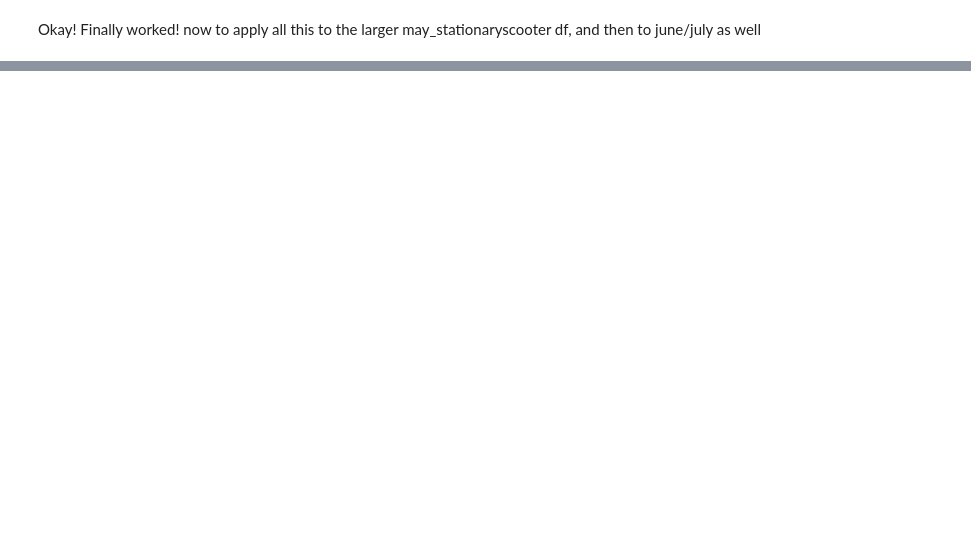
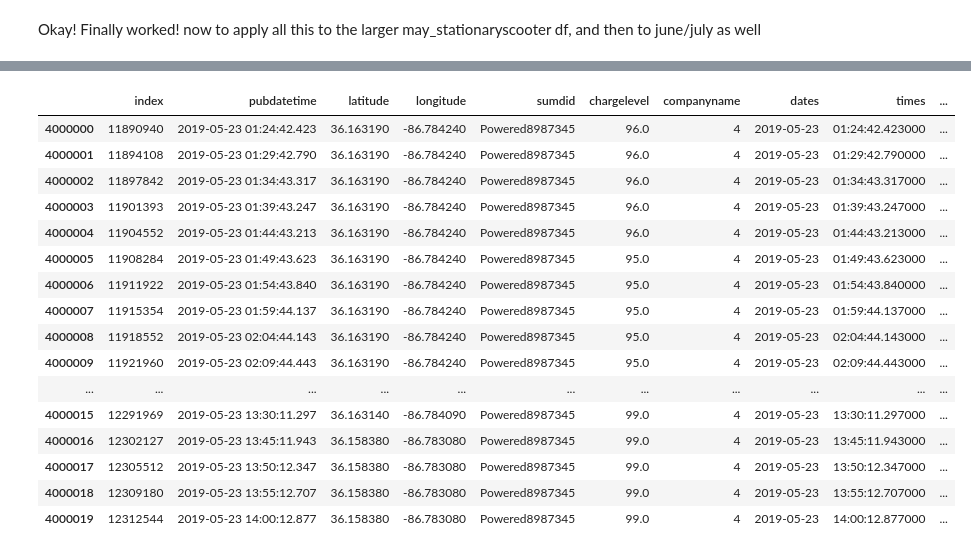
Before and after one commit to Rhunsilval/nashville_scooters_python, a Jupyter notebook: notebooks/2_exploration_may.ipynb, the cells around one changed output, grey strips where cells are left out. Drawn from its saved outputs; the diff is of its cells as text; code cells hidden in the pictures; blank space fills up the shorter version.

```diff
--- a/notebooks/2_exploration_may.ipynb
+++ b/notebooks/2_exploration_may.ipynb
@@ -845,8 +845,8 @@ def duration(row):
 
 may_stationaryscooter['duration'] = may_stationaryscooter.apply(duration, axis = 1)
 # %%
-may_stationaryscooter['cumulative_sum'] = 0 # initializing column
-previous_index = 0
+'''may_stationaryscooter['cumulative_sum'] = 0 # initializing column
+iter_count = 1
 time_duration = 0
 for ind, row in may_stationaryscooter.iterrows():
     if row['duration'] ==5:
@@ -854,4 +854,7 @@ for ind, row in may_stationaryscooter.iterrows():
         may_stationaryscooter.loc[ind,'cumulative_sum'] = time_duration
     else:
         time_duration = 0
+    if iter_count % 100000 == 0:
+        print (f'completed iteration: {iter_count}')
+    iter_count += 1'''
 # %% [output]
@@ -858,0 +862,2 @@ KeyboardInterrupt:
+# %%
+may_stationaryscooter = may_stationaryscooter.reset_index()
@@ -858,0 +878,20 @@ KeyboardInterrupt:
+# %%
+may_stationaryscooter.iloc[4000000:4000020]
+# %% [output]
+|  | index | pubdatetime | latitude | longitude | sumdid | chargelevel | companyname | dates | times | ... |
+| 4000000 | 11890940 | 2019-05-23 01:24:42.423 | 36.163190 | -86.784240 | Powered8987345 | 96.0 | 4 | 2019-05-23 | 01:24:42.423000 | ... |
+| 4000001 | 11894108 | 2019-05-23 01:29:42.790 | 36.163190 | -86.784240 | Powered8987345 | 96.0 | 4 | 2019-05-23 | 01:29:42.790000 | ... |
+| 4000002 | 11897842 | 2019-05-23 01:34:43.317 | 36.163190 | -86.784240 | Powered8987345 | 96.0 | 4 | 2019-05-23 | 01:34:43.317000 | ... |
+| 4000003 | 11901393 | 2019-05-23 01:39:43.247 | 36.163190 | -86.784240 | Powered8987345 | 96.0 | 4 | 2019-05-23 | 01:39:43.247000 | ... |
+| 4000004 | 11904552 | 2019-05-23 01:44:43.213 | 36.163190 | -86.784240 | Powered8987345 | 96.0 | 4 | 2019-05-23 | 01:44:43.213000 | ... |
+| 4000005 | 11908284 | 2019-05-23 01:49:43.623 | 36.163190 | -86.784240 | Powered8987345 | 95.0 | 4 | 2019-05-23 | 01:49:43.623000 | ... |
+| 4000006 | 11911922 | 2019-05-23 01:54:43.840 | 36.163190 | -86.784240 | Powered8987345 | 95.0 | 4 | 2019-05-23 | 01:54:43.840000 | ... |
+| 4000007 | 11915354 | 2019-05-23 01:59:44.137 | 36.163190 | -86.784240 | Powered8987345 | 95.0 | 4 | 2019-05-23 | 01:59:44.137000 | ... |
+| 4000008 | 11918552 | 2019-05-23 02:04:44.143 | 36.163190 | -86.784240 | Powered8987345 | 95.0 | 4 | 2019-05-23 | 02:04:44.143000 | ... |
+| 4000009 | 11921960 | 2019-05-23 02:09:44.443 | 36.163190 | -86.784240 | Powered8987345 | 95.0 | 4 | 2019-05-23 | 02:09:44.443000 | ... |
+| ... | ... | ... | ... | ... | ... | ... | ... | ... | ... | ... |
+| 4000015 | 12291969 | 2019-05-23 13:30:11.297 | 36.163140 | -86.784090 | Powered8987345 | 99.0 | 4 | 2019-05-23 | 13:30:11.297000 | ... |
+| 4000016 | 12302127 | 2019-05-23 13:45:11.943 | 36.158380 | -86.783080 | Powered8987345 | 99.0 | 4 | 2019-05-23 | 13:45:11.943000 | ... |
+| 4000017 | 12305512 | 2019-05-23 13:50:12.347 | 36.158380 | -86.783080 | Powered8987345 | 99.0 | 4 | 2019-05-23 | 13:50:12.347000 | ... |
+| 4000018 | 12309180 | 2019-05-23 13:55:12.707 | 36.158380 | -86.783080 | Powered8987345 | 99.0 | 4 | 2019-05-23 | 13:55:12.707000 | ... |
+| 4000019 | 12312544 | 2019-05-23 14:00:12.877 | 36.158380 | -86.783080 | Powered8987345 | 99.0 | 4 | 2019-05-23 | 14:00:12.877000 | ... |
```
Also changed, not shown: parts of 6 cells of this notebook.
